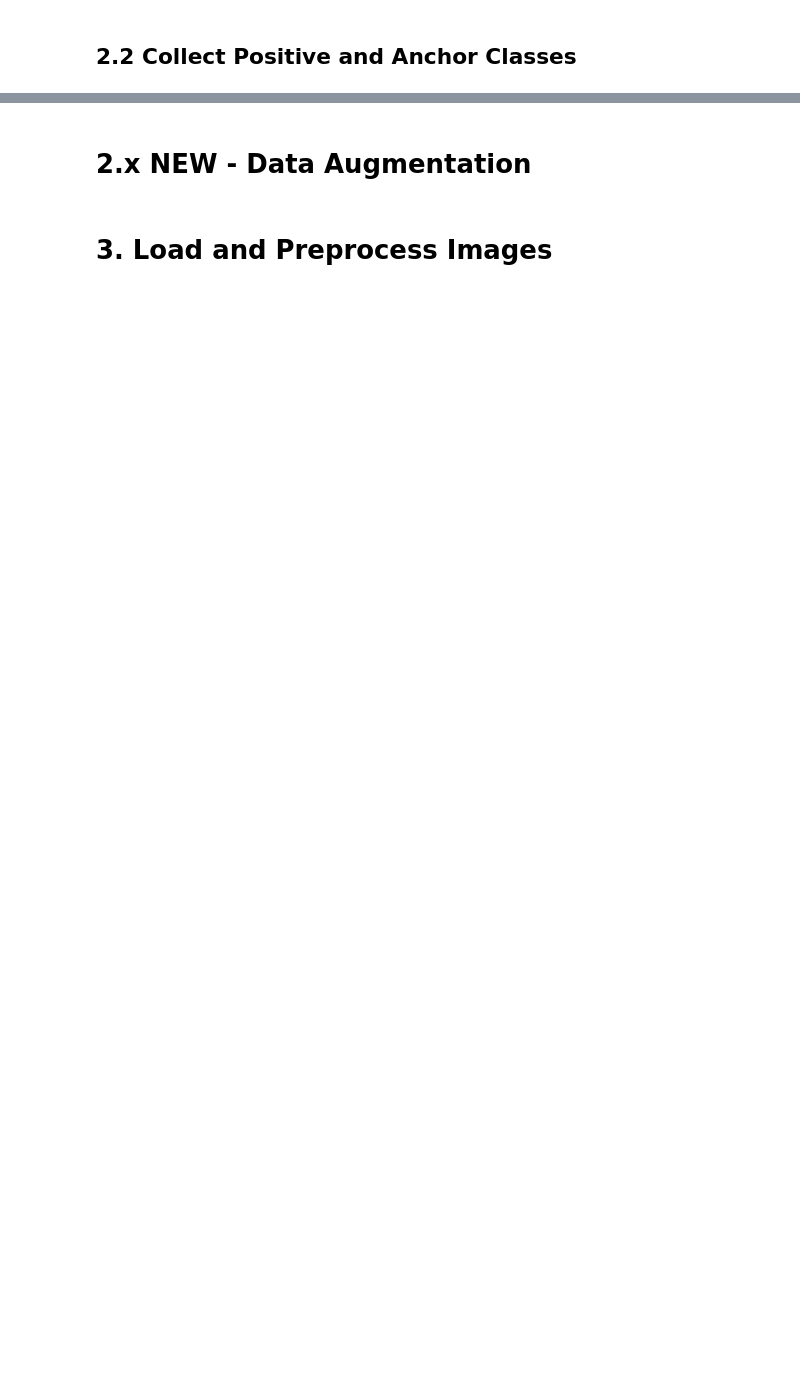
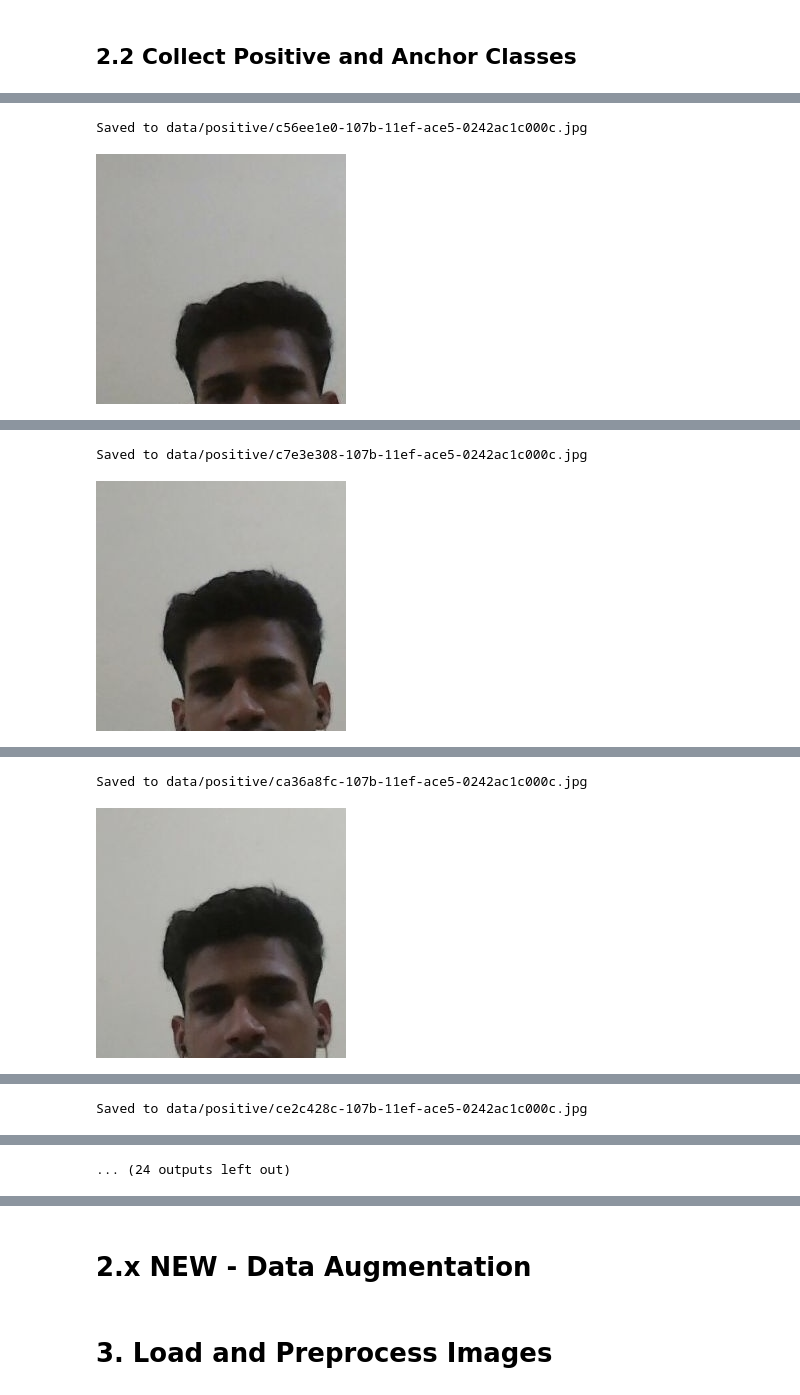
Before and after one commit to Raanjeetsgolu/CNN-Face-Recognation.ipynb, a Jupyter notebook: FaceRecognation.ipynb, the cells around one changed output, grey strips where cells are left out. Cells and saved outputs as stored; diff of their text form; code cells hidden in the pictures; blank space fills up the shorter version.

```diff
--- a/FaceRecognation.ipynb
+++ b/FaceRecognation.ipynb
@@ -177,0 +171,4 @@ Saved to data/positive/2535473c-f433-11ee-ba4e-0242ac1c000c.jpg
+# %%
+#Capture and store  positive images
+saveImages(50,POS_PATH)
+# %% [output]
@@ -177,0 +176,2 @@ Saved to data/positive/2535473c-f433-11ee-ba4e-0242ac1c000c.jpg
+Saved to data/positive/c56ee1e0-107b-11ef-ace5-0242ac1c000c.jpg
+[figure, added]
@@ -177,0 +179,2 @@ Saved to data/positive/2535473c-f433-11ee-ba4e-0242ac1c000c.jpg
+Saved to data/positive/c7e3e308-107b-11ef-ace5-0242ac1c000c.jpg
+[figure, added]
@@ -177,0 +182,2 @@ Saved to data/positive/2535473c-f433-11ee-ba4e-0242ac1c000c.jpg
+Saved to data/positive/ca36a8fc-107b-11ef-ace5-0242ac1c000c.jpg
+[figure, added]
@@ -177,0 +185 @@ Saved to data/positive/2535473c-f433-11ee-ba4e-0242ac1c000c.jpg
+Saved to data/positive/ce2c428c-107b-11ef-ace5-0242ac1c000c.jpg
@@ -177,0 +187 @@ Saved to data/positive/2535473c-f433-11ee-ba4e-0242ac1c000c.jpg
+... (24 outputs left out)
```
Also changed, not shown: parts of 98 cells of this notebook.
